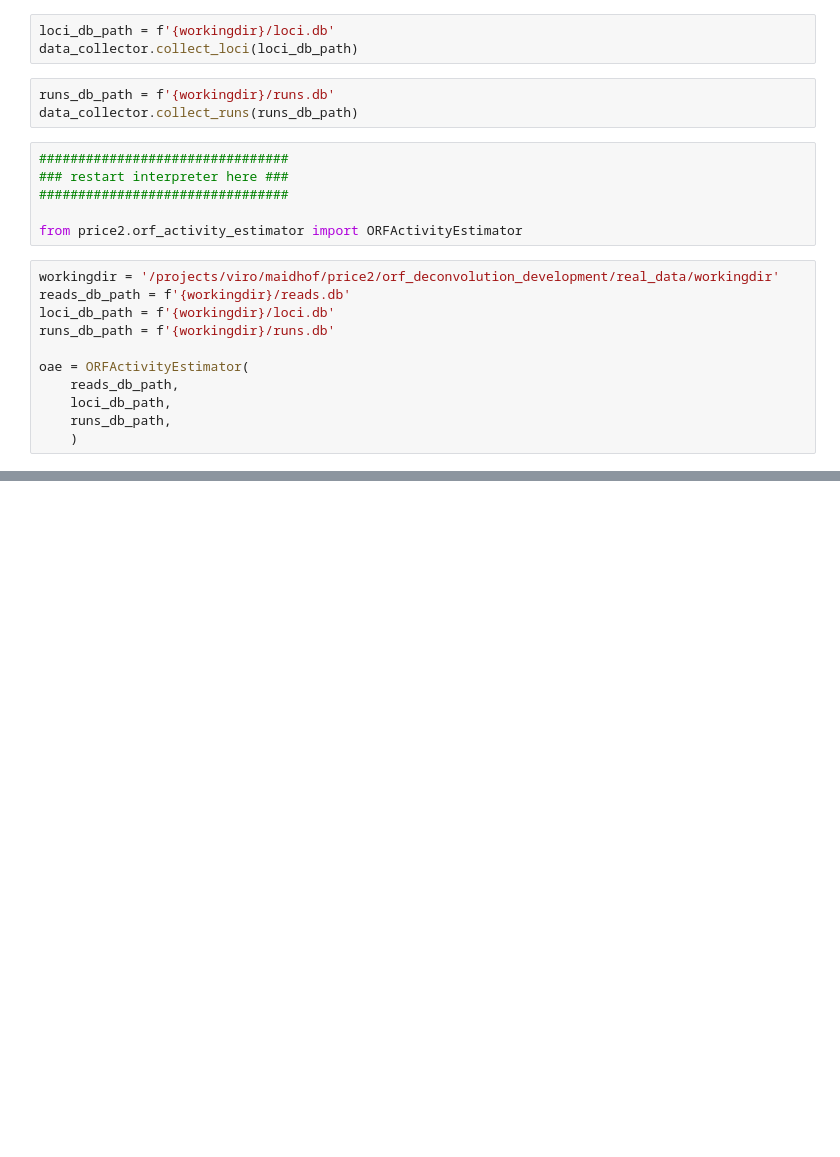
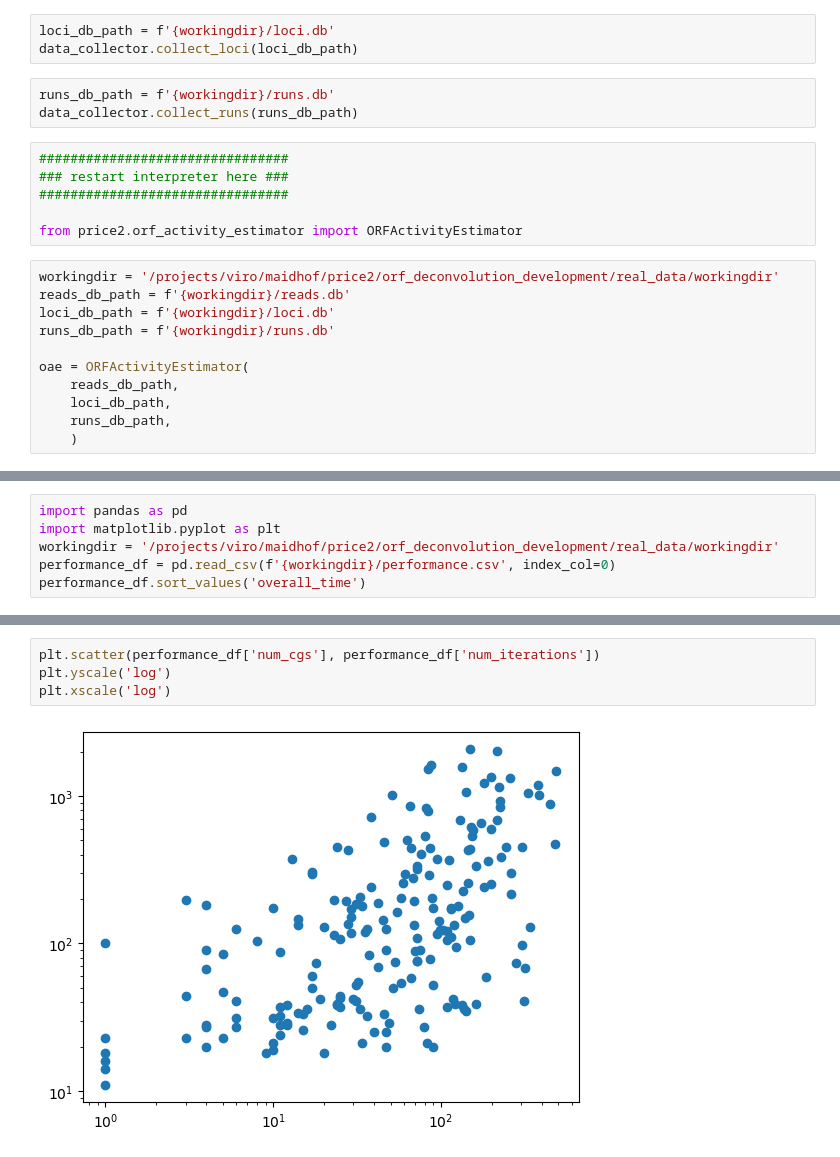
Before and after one commit to kilian-m/PRICE2, a Jupyter notebook: orf_deconvolution_development/real_data/orf_deconvolution_real.ipynb, the cells around one changed output, grey strips where cells are left out. Drawn from its saved outputs; the diff is of its cells as text; blank space fills up the shorter version.

```diff
--- a/orf_deconvolution_development/real_data/orf_deconvolution_real.ipynb
+++ b/orf_deconvolution_development/real_data/orf_deconvolution_real.ipynb
@@ -85,0 +60,6 @@ KeyboardInterrupt:
+# %%
+import pandas as pd
+import matplotlib.pyplot as plt
+workingdir = '/projects/viro/maidhof/price2/orf_deconvolution_development/real_data/workingdir'
+performance_df = pd.read_csv(f'{workingdir}/performance.csv', index_col=0)
+performance_df.sort_values('overall_time')
@@ -85,0 +96,6 @@ KeyboardInterrupt:
+# %%
+plt.scatter(performance_df['num_cgs'], performance_df['num_iterations'])
+plt.yscale('log')
+plt.xscale('log')
+# %% [output]
+[figure, added]
```
Also changed, not shown: parts of 13 cells of this notebook, 6 other files.
